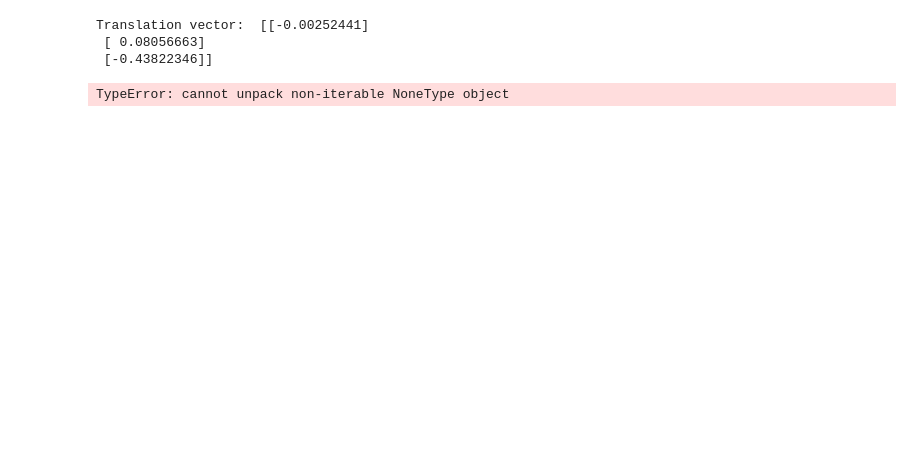
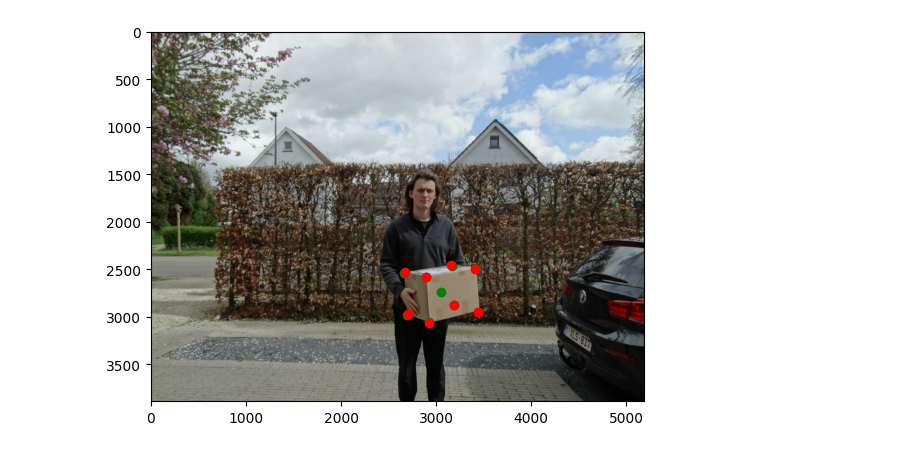
Before and after one commit to aarontenzing/CenterPose-synthetic-training, a Jupyter notebook: test_pnp.ipynb, the cells around one changed output. Saved outputs shown, nothing was run; the diff lists cells and outputs as text; code cells hidden in the pictures; blank space fills up the shorter version.

```diff
--- a/test_pnp.ipynb
+++ b/test_pnp.ipynb
@@ -67,7 +64,19 @@ meta = {"width": img.shape[1],"height": img.shape[0], "camera_matrix": camera}
 # %%
-projected_points, point_3d_cam, scale, points_ori, bbox = pnp_shell(opt, meta, bbox, points, size, OPENCV_RETURN=False)
+projected_points, point_3d_cam, scale, points_ori, bbox = pnp_shell(opt, meta, bbox, points[:8], size, OPENCV_RETURN=False)
+gt_wc = bbox["kps_3d_cam"]
-# %% [output]
-Translation vector:  [[-0.00252441]
- [ 0.08056663]
- [-0.43822346]]
-TypeError: cannot unpack non-iterable NoneType object
+# %%
+# pprint(bbox)
+plt.imshow(image)
+
+# GT
+for p in points:
+     plt.plot(int(p[0]),int(p[1]), 'go')
+
+# After PnP
+for p in bbox["projected_cuboid"]:
+     plt.plot(int(p[0]),int(p[1]), 'ro')
+
+
+plt.show()
+# %% [output]
+[figure, added]
```
Also changed, not shown: parts of 13 cells of this notebook, 4 other files.
